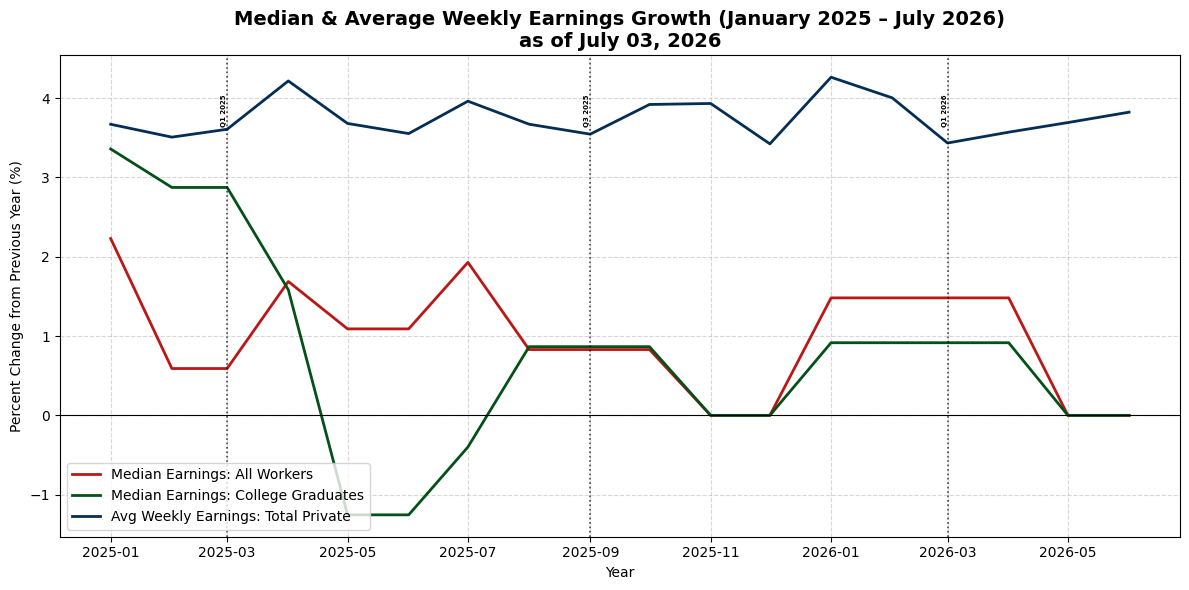
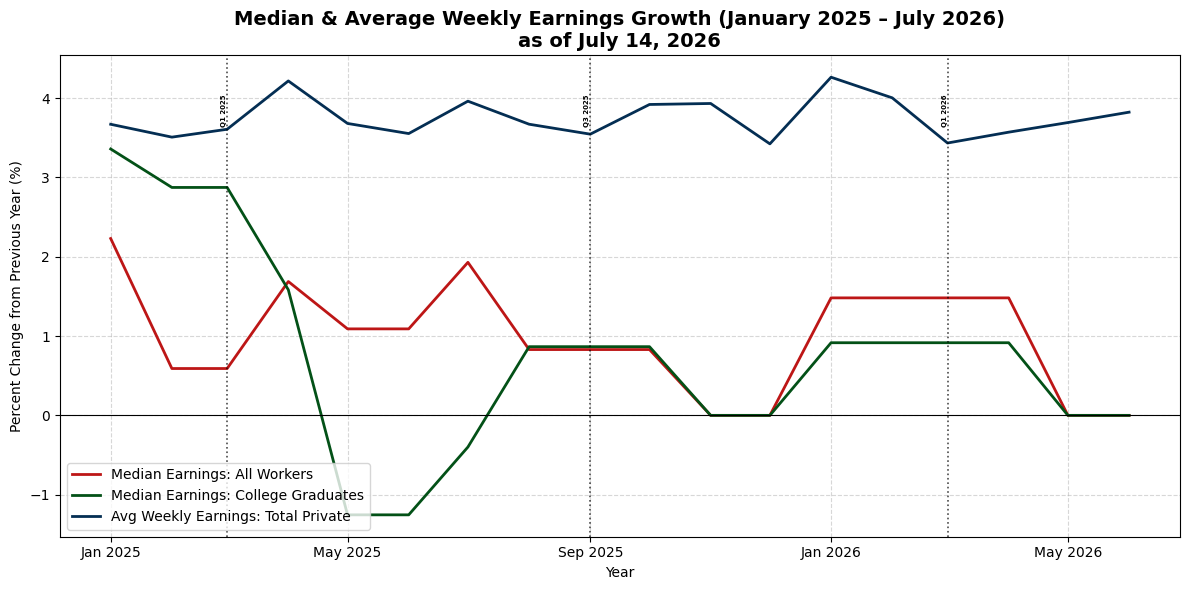
The change to this notebook cell's code, shown as a diff; its figure went from the first image to the second:
--- before
+++ after
@@ -27,4 +27,7 @@
 
 y = df_plot.max().max() * 0.95
+ax=plt.gca()
+ax.xaxis.set_major_locator(mdates.MonthLocator(interval=4)) 
+ax.xaxis.set_major_formatter(mdates.DateFormatter('%b %Y')) 
 
 add_event_lines_small(events, df_plot, y)

Commit: Add files via upload